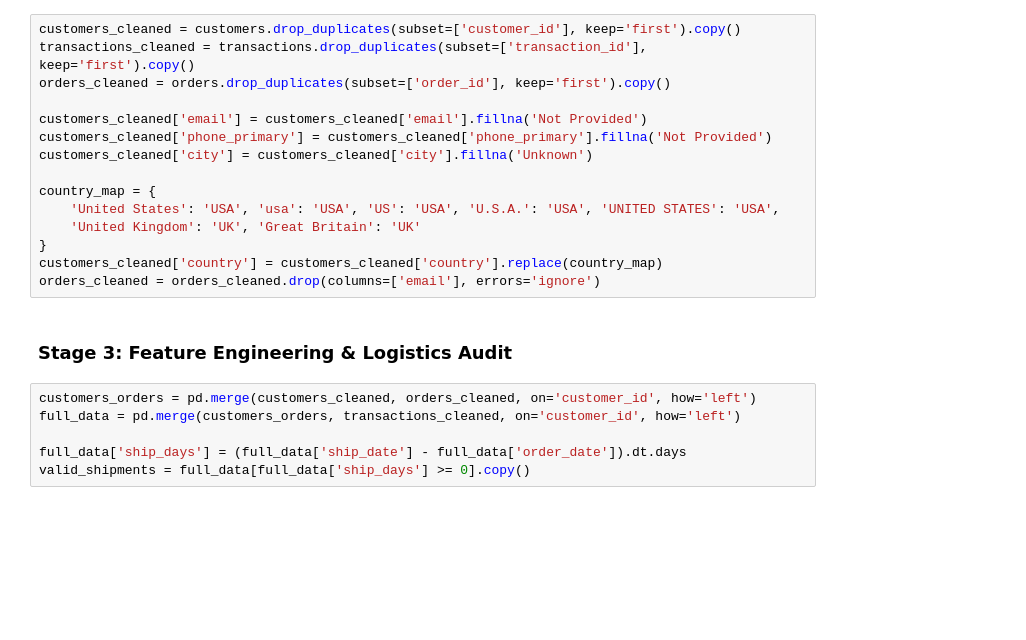
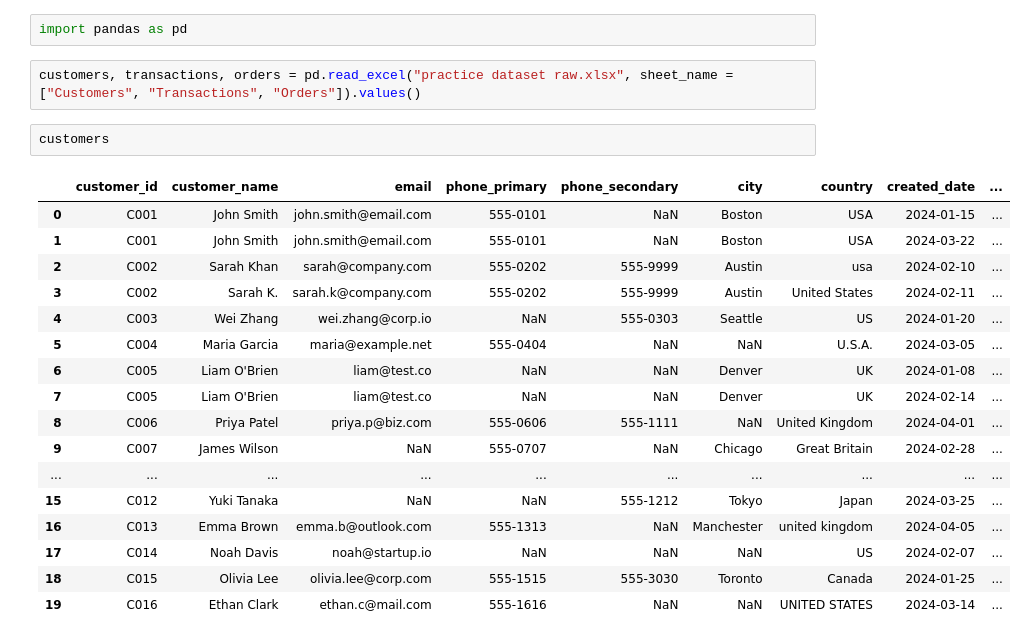
Before and after one commit to mirza-ishtiyaq/data-cleaning-analysis-pandas, a Jupyter notebook: notebooks/sales_pipeline_analysis.ipynb, the cells around one changed output. Cells and saved outputs as stored; diff of their text form; blank space fills up the shorter version.

```diff
--- a/notebooks/sales_pipeline_analysis.ipynb
+++ b/notebooks/sales_pipeline_analysis.ipynb
@@ -15,23 +1,24 @@ orders = sheets["Orders"]
-# %%
-customers_cleaned = customers.drop_duplicates(subset=['customer_id'], keep='first').copy()
-transactions_cleaned = transactions.drop_duplicates(subset=['transaction_id'], keep='first').copy()
-orders_cleaned = orders.drop_duplicates(subset=['order_id'], keep='first').copy()
-
-customers_cleaned['email'] = customers_cleaned['email'].fillna('Not Provided')
-customers_cleaned['phone_primary'] = customers_cleaned['phone_primary'].fillna('Not Provided')
-customers_cleaned['city'] = customers_cleaned['city'].fillna('Unknown')
-
-country_map = {
-    'United States': 'USA', 'usa': 'USA', 'US': 'USA', 'U.S.A.': 'USA', 'UNITED STATES': 'USA',
-    'United Kingdom': 'UK', 'Great Britain': 'UK'
-}
-customers_cleaned['country'] = customers_cleaned['country'].replace(country_map)
-orders_cleaned = orders_cleaned.drop(columns=['email'], errors='ignore')
-# %% [markdown]
-### Stage 3: Feature Engineering & Logistics Audit
-# %%
-customers_orders = pd.merge(customers_cleaned, orders_cleaned, on='customer_id', how='left')
-full_data = pd.merge(customers_orders, transactions_cleaned, on='customer_id', how='left')
-
-full_data['ship_days'] = (full_data['ship_date'] - full_data['order_date']).dt.days
-valid_shipments = full_data[full_data['ship_days'] >= 0].copy()
+# %%
+import pandas as pd
+# %%
+customers, transactions, orders = pd.read_excel("practice dataset raw.xlsx", sheet_name = ["Customers", "Transactions", "Orders"]).values()
+# %%
+customers
+# %% [output]
+|  | customer_id | customer_name | email | phone_primary | phone_secondary | city | country | created_date | ... |
+| 0 | C001 | John Smith | john.smith@email.com | 555-0101 | NaN | Boston | USA | 2024-01-15 | ... |
+| 1 | C001 | John Smith | john.smith@email.com | 555-0101 | NaN | Boston | USA | 2024-03-22 | ... |
+| 2 | C002 | Sarah Khan | sarah@company.com | 555-0202 | 555-9999 | Austin | usa | 2024-02-10 | ... |
+| 3 | C002 | Sarah K. | sarah.k@company.com | 555-0202 | 555-9999 | Austin | United States | 2024-02-11 | ... |
+| 4 | C003 | Wei Zhang | wei.zhang@corp.io | NaN | 555-0303 | Seattle | US | 2024-01-20 | ... |
+| 5 | C004 | Maria Garcia | maria@example.net | 555-0404 | NaN | NaN | U.S.A. | 2024-03-05 | ... |
+| 6 | C005 | Liam O'Brien | liam@test.co | NaN | NaN | Denver | UK | 2024-01-08 | ... |
+| 7 | C005 | Liam O'Brien | liam@test.co | NaN | NaN | Denver | UK | 2024-02-14 | ... |
+| 8 | C006 | Priya Patel | priya.p@biz.com | 555-0606 | 555-1111 | NaN | United Kingdom | 2024-04-01 | ... |
+| 9 | C007 | James Wilson | NaN | 555-0707 | NaN | Chicago | Great Britain | 2024-02-28 | ... |
+| ... | ... | ... | ... | ... | ... | ... | ... | ... | ... |
+| 15 | C012 | Yuki Tanaka | NaN | NaN | 555-1212 | Tokyo | Japan | 2024-03-25 | ... |
+| 16 | C013 | Emma Brown | emma.b@outlook.com | 555-1313 | NaN | Manchester | united kingdom | 2024-04-05 | ... |
+| 17 | C014 | Noah Davis | noah@startup.io | NaN | NaN | NaN | US | 2024-02-07 | ... |
+| 18 | C015 | Olivia Lee | olivia.lee@corp.com | 555-1515 | 555-3030 | Toronto | Canada | 2024-01-25 | ... |
+| 19 | C016 | Ethan Clark | ethan.c@mail.com | 555-1616 | NaN | NaN | UNITED STATES | 2024-03-14 | ... |
```
Also changed, not shown: parts of 46 cells of this notebook.
